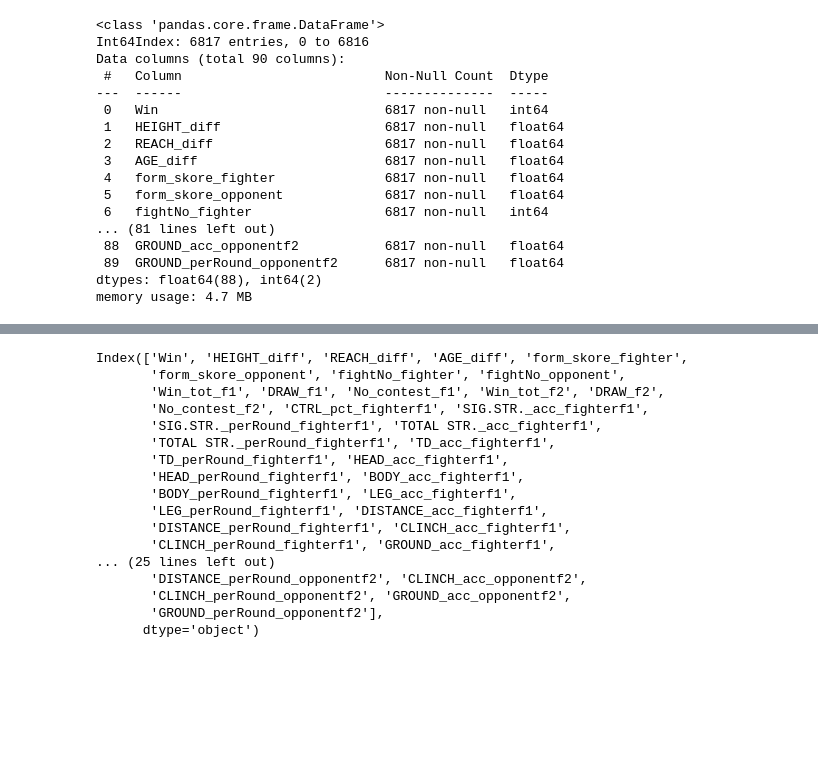
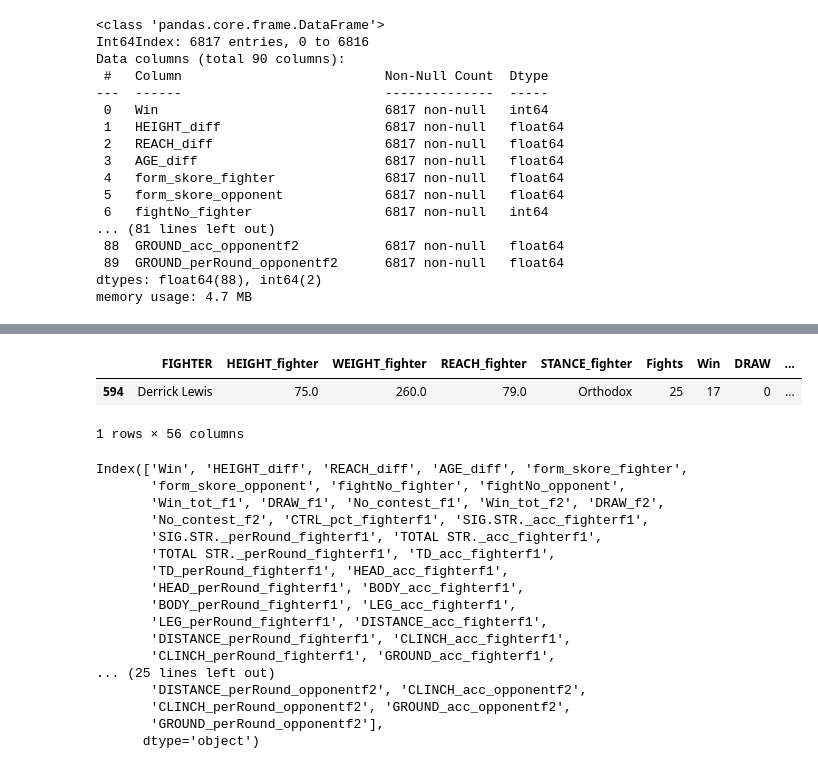
Before and after one commit to Mirda81/UFC-predictor-app, a Jupyter notebook: model3.ipynb, the cells around one changed output, grey strips where cells are left out. Cells and saved outputs as stored; diff of their text form; code cells hidden in the pictures; blank space fills up the shorter version.

```diff
--- a/model3.ipynb
+++ b/model3.ipynb
@@ -290,11 +310,17 @@ from datetime import date
 today = date.today()
 df_fighters_details['AGE'] = (pd.to_datetime(today) - pd.to_datetime(df_fighters_details['DOB'])).astype('<m8[Y]')
 # %%
-fighter2 = "Kamaru Usman"
-fighter1= "Leon Edwards"
+fighter1 = "Derrick Lewis"
+fighter2= "Serghei Spivac"
 # %%
 f1_df = df_fighters.loc[df_fighters['FIGHTER']==fighter1]
 f2_df = df_fighters.loc[df_fighters['FIGHTER']==fighter2]
+# %%
+f1_df
+# %% [output]
+|  | FIGHTER | HEIGHT_fighter | WEIGHT_fighter | REACH_fighter | STANCE_fighter | Fights | Win | DRAW | ... |
+| 594 | Derrick Lewis | 75.0 | 260.0 | 79.0 | Orthodox | 25 | 17 | 0 | ... |
+1 rows × 56 columns
 # %%
 df_model.columns
 # %% [output]
```
Also changed, not shown: parts of 21 cells of this notebook, 28 other files.
